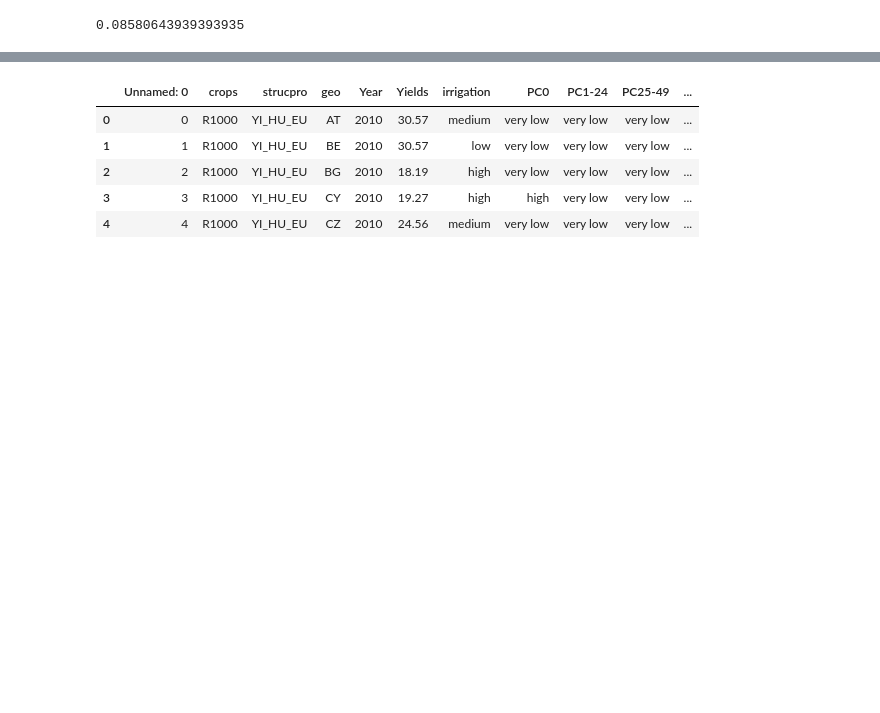
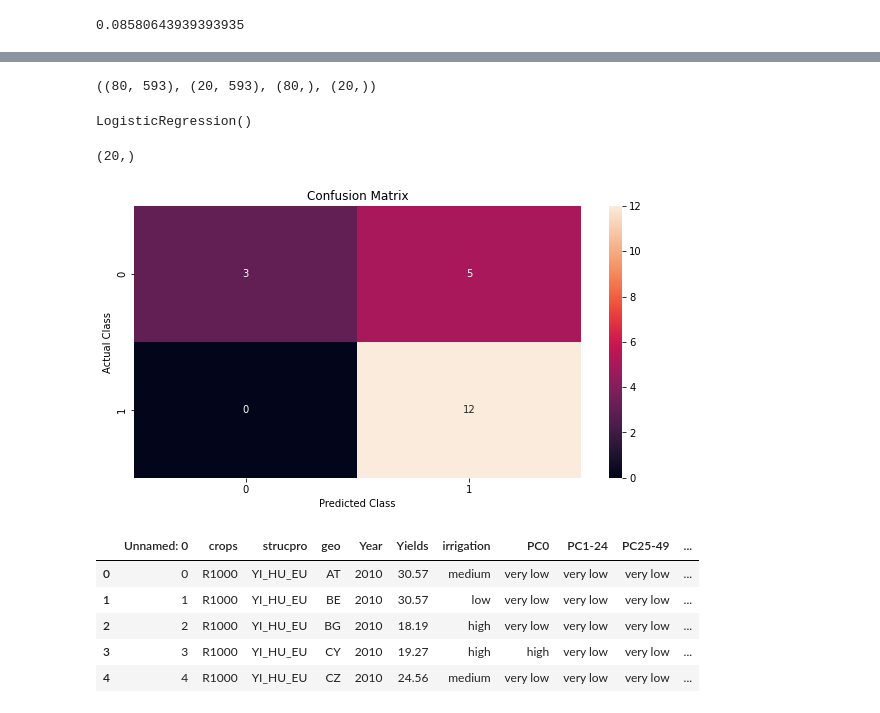
Before and after one commit to sba22206/semester1_ca2, a Jupyter notebook: Sentiment Analysis + Dashboard.ipynb, the cells around one changed output, grey strips where cells are left out. Cells and saved outputs as stored; diff of their text form; code cells hidden in the pictures; blank space fills up the shorter version.

Commit message:
Update Sentiment Analysis + Dashboard.ipynb
Saved confusion matrix as a png.

```diff
--- a/Sentiment Analysis + Dashboard.ipynb
+++ b/Sentiment Analysis + Dashboard.ipynb
@@ -304,0 +268,22 @@ plt.show()
+# %%
+y = tweets_df['Class']
+
+# Create a CountVectorizer object to transform the text strings into numerical features
+vectorizer = CountVectorizer()
+
+X = vectorizer.fit_transform(tweets_df['text'])
+
+X_train, X_test, y_train, y_test = train_test_split(X, y, test_size = 0.2, random_state = 42)
+
+X_train.shape, X_test.shape, y_train.shape, y_test.shape
+# %% [output]
+((80, 593), (20, 593), (80,), (20,))
+# %%
+
+# Create a LogisticRegression model
+log_reg = LogisticRegression()
+
+# Fit the model to the training data
+log_reg.fit(X_train, y_train)
+# %% [output]
+LogisticRegression()
@@ -304,0 +293,4 @@ plt.show()
+# %%
+y_test_pred.shape
+# %% [output]
+(20,)
@@ -305,3 +299,19 @@ plt.show()
+# %%
+plt.subplots(figsize = (10, 5))
+
+sns.heatmap(conf_mat, annot = True, fmt = 'd')
+
+# Add a title and axis labels
+plt.title('Confusion Matrix')
+plt.xlabel('Predicted Class')
+plt.ylabel('Actual Class')
+
+# Show the plot
+#plt.show()
+
+plt.savefig('C:\\Users\\justi\\OneDrive\\Documents\\MSc Data Analytics\\Semester 1 - CA 2\\Plots\\figure5.png')
+# %% [output]
+[figure, added]
 # %%
 # Starting Dashboard
 # %%
```
Also changed, not shown: parts of 18 cells of this notebook.
